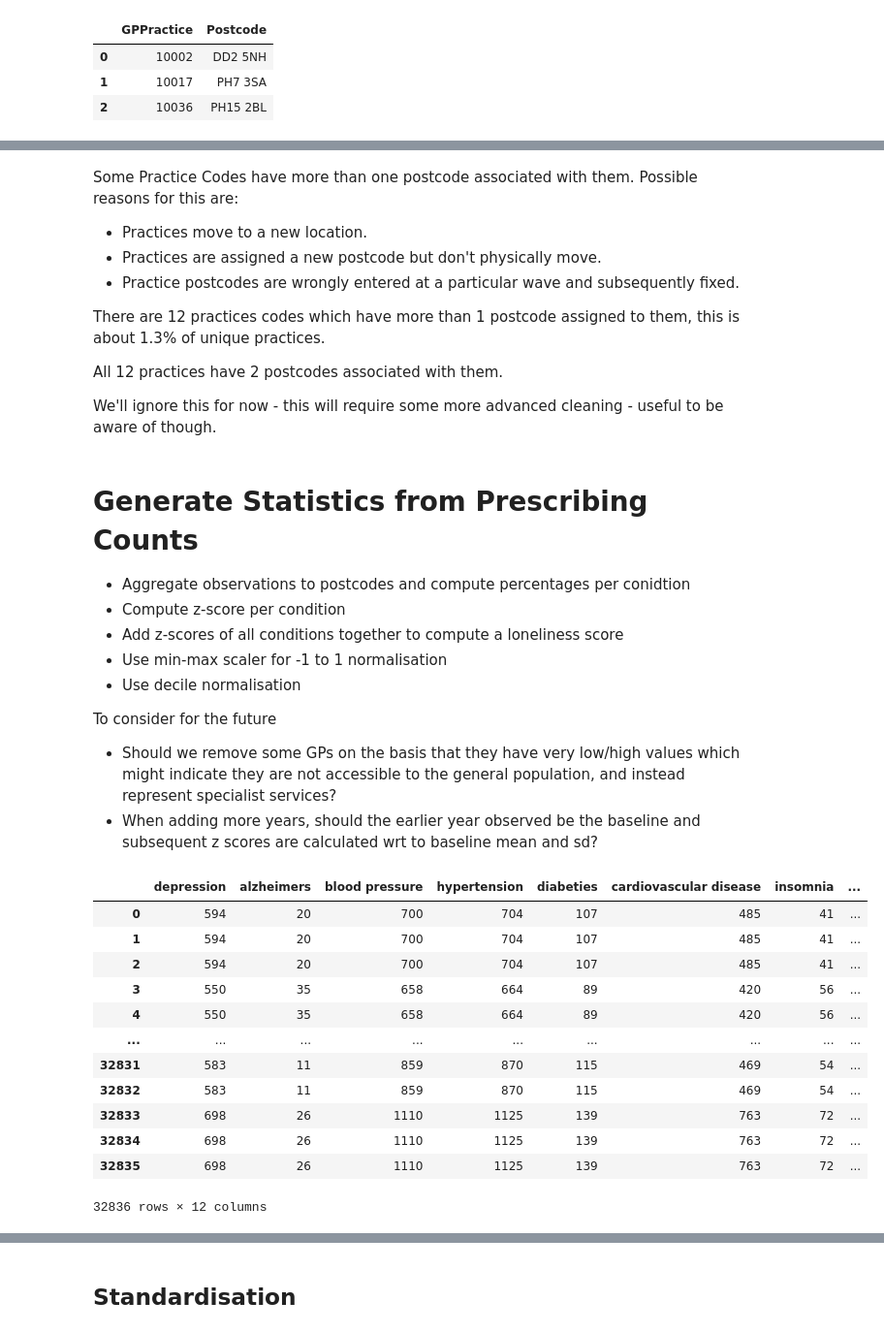
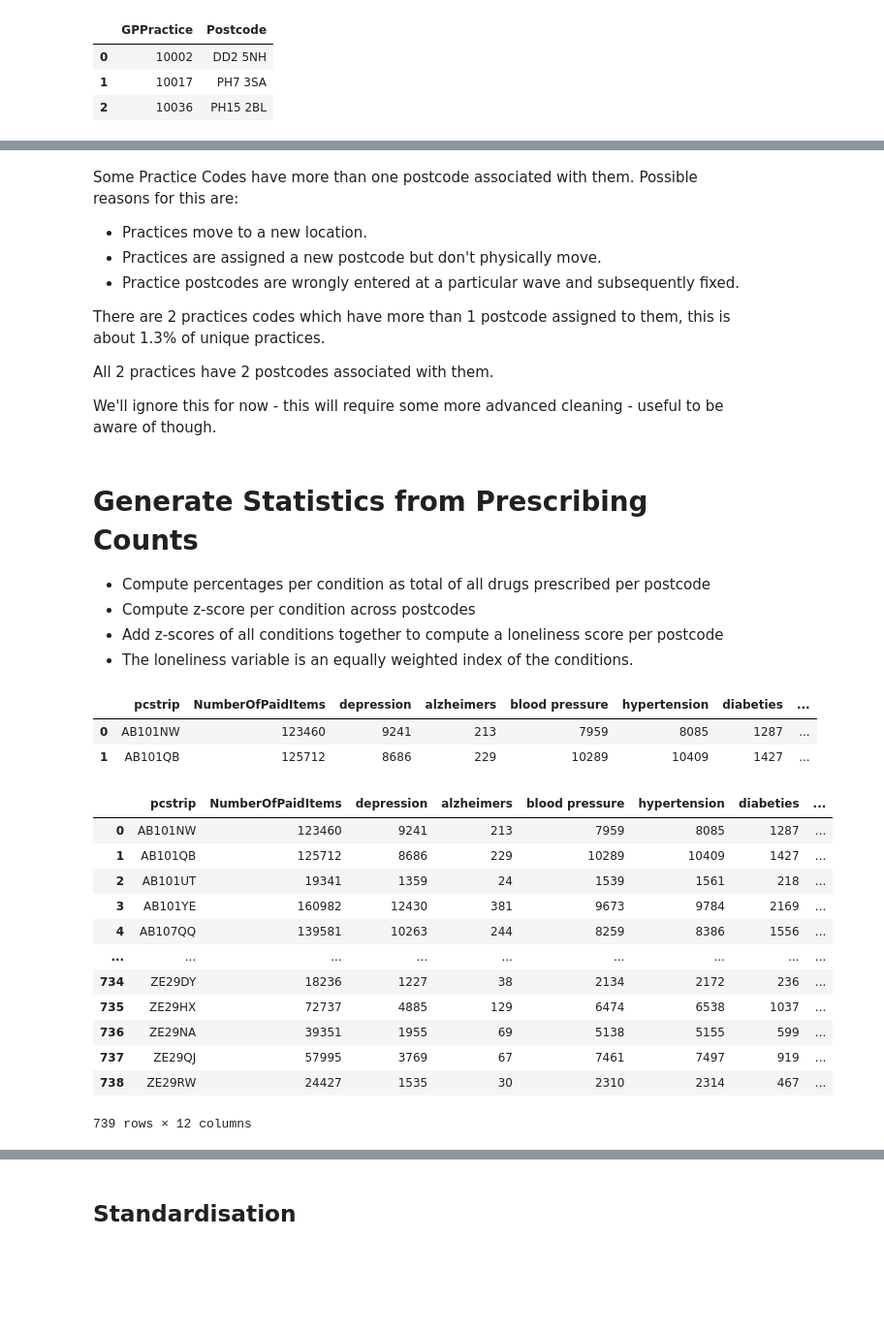
Before and after one commit to humaniverse/loneliness, a Jupyter notebook: inst/python/notebooks/clinical-scotland-2022.ipynb, the cells around one changed output, grey strips where cells are left out. Shown at 97% size. Cells and saved outputs as stored; diff of their text form; code cells hidden in the pictures; blank space fills up the shorter version.

```diff
--- a/inst/python/notebooks/clinical-scotland-2022.ipynb
+++ b/inst/python/notebooks/clinical-scotland-2022.ipynb
@@ -8,7 +11,7 @@ import matplotlib.pyplot as plt
 import scipy.stats as stats
 # %%
 # Path to files
-path = "data-raw/Scotland/"
+path = "../../extdata/"
 # %% [markdown]
 # Read drug data
 # %%
@@ -189,9 +202,9 @@ Some Practice Codes have more than one postcode associated with them. Possible r
 * Practices are assigned a new postcode but don't physically move.
 * Practice postcodes are wrongly entered at a particular wave and subsequently fixed.
 
-There are 12 practices codes which have more than 1 postcode assigned to them, this is about 1.3% of unique practices.
+There are 2 practices codes which have more than 1 postcode assigned to them, this is about 1.3% of unique practices.
 
-All 12 practices have 2 postcodes associated with them.
+All 2 practices have 2 postcodes associated with them.
 
 We'll ignore this for now - this will require some more advanced cleaning - useful to be aware of though.
 # %%
@@ -200,32 +213,33 @@ data.to_csv(path + "processed_data_with_postcode.csv")
 # %% [markdown]
 # Generate Statistics from Prescribing Counts
 
-- Aggregate observations to postcodes and compute percentages per conidtion
-- Compute z-score per condition
-- Add z-scores of all conditions together to compute a loneliness score
-- Use min-max scaler for -1 to 1 normalisation
-- Use decile normalisation
-
-To consider for the future
-- Should we remove some GPs on the basis that they have very low/high values which might indicate they are not accessible to the general population, and instead represent specialist services?
-- When adding more years, should the earlier year observed be the baseline and subsequent z scores are calculated wrt to baseline mean and sd?
+- Compute percentages per condition as total of all drugs prescribed per postcode
+- Compute z-score per condition across postcodes
+- Add z-scores of all conditions together to compute a loneliness score per postcode
+- The loneliness variable is an equally weighted index of the conditions.
 # %%
 data = pd.read_csv(path + "processed_data_with_postcode.csv", index_col=0)
+# %%
+data.head(2)
+# %% [output]
+|  | pcstrip | NumberOfPaidItems | depression | alzheimers | blood pressure | hypertension | diabeties | ... |
+| 0 | AB101NW | 123460 | 9241 | 213 | 7959 | 8085 | 1287 | ... |
+| 1 | AB101QB | 125712 | 8686 | 229 | 10289 | 10409 | 1427 | ... |
 # %%
-data = data.drop(columns = ['Date','HBT','Postcode','GPPractice'])
-data
+data = data.drop(columns = ['Postcode','GPPractice', 'BNFItemDescription'])
+data.head(2)
 # %% [output]
-|  | depression | alzheimers | blood pressure | hypertension | diabeties | cardiovascular disease | insomnia | ... |
-| 0 | 594 | 20 | 700 | 704 | 107 | 485 | 41 | ... |
-| 1 | 594 | 20 | 700 | 704 | 107 | 485 | 41 | ... |
-| 2 | 594 | 20 | 700 | 704 | 107 | 485 | 41 | ... |
-| 3 | 550 | 35 | 658 | 664 | 89 | 420 | 56 | ... |
-| 4 | 550 | 35 | 658 | 664 | 89 | 420 | 56 | ... |
+|  | pcstrip | NumberOfPaidItems | depression | alzheimers | blood pressure | hypertension | diabeties | ... |
+| 0 | AB101NW | 123460 | 9241 | 213 | 7959 | 8085 | 1287 | ... |
+| 1 | AB101QB | 125712 | 8686 | 229 | 10289 | 10409 | 1427 | ... |
+| 2 | AB101UT | 19341 | 1359 | 24 | 1539 | 1561 | 218 | ... |
+| 3 | AB101YE | 160982 | 12430 | 381 | 9673 | 9784 | 2169 | ... |
+| 4 | AB107QQ | 139581 | 10263 | 244 | 8259 | 8386 | 1556 | ... |
 | ... | ... | ... | ... | ... | ... | ... | ... | ... |
-| 32831 | 583 | 11 | 859 | 870 | 115 | 469 | 54 | ... |
-| 32832 | 583 | 11 | 859 | 870 | 115 | 469 | 54 | ... |
-| 32833 | 698 | 26 | 1110 | 1125 | 139 | 763 | 72 | ... |
-| 32834 | 698 | 26 | 1110 | 1125 | 139 | 763 | 72 | ... |
-| 32835 | 698 | 26 | 1110 | 1125 | 139 | 763 | 72 | ... |
+| 734 | ZE29DY | 18236 | 1227 | 38 | 2134 | 2172 | 236 | ... |
+| 735 | ZE29HX | 72737 | 4885 | 129 | 6474 | 6538 | 1037 | ... |
+| 736 | ZE29NA | 39351 | 1955 | 69 | 5138 | 5155 | 599 | ... |
+| 737 | ZE29QJ | 57995 | 3769 | 67 | 7461 | 7497 | 919 | ... |
+| 738 | ZE29RW | 24427 | 1535 | 30 | 2310 | 2314 | 467 | ... |
-32836 rows × 12 columns
+739 rows × 12 columns
 # %%
```
Also changed, not shown: parts of 37 cells of this notebook, 4 other files.
